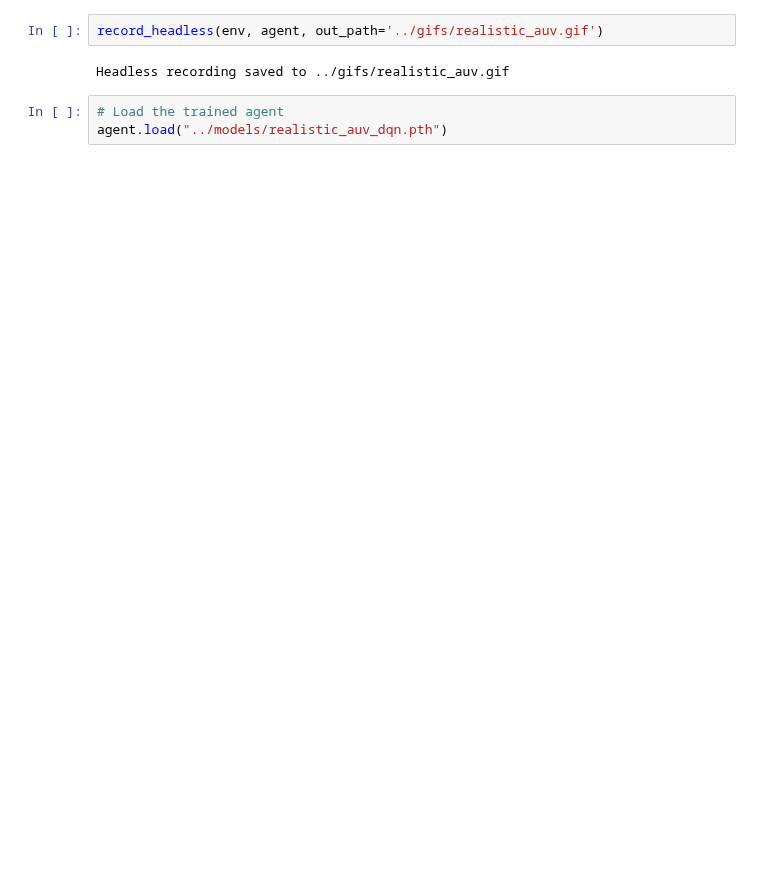
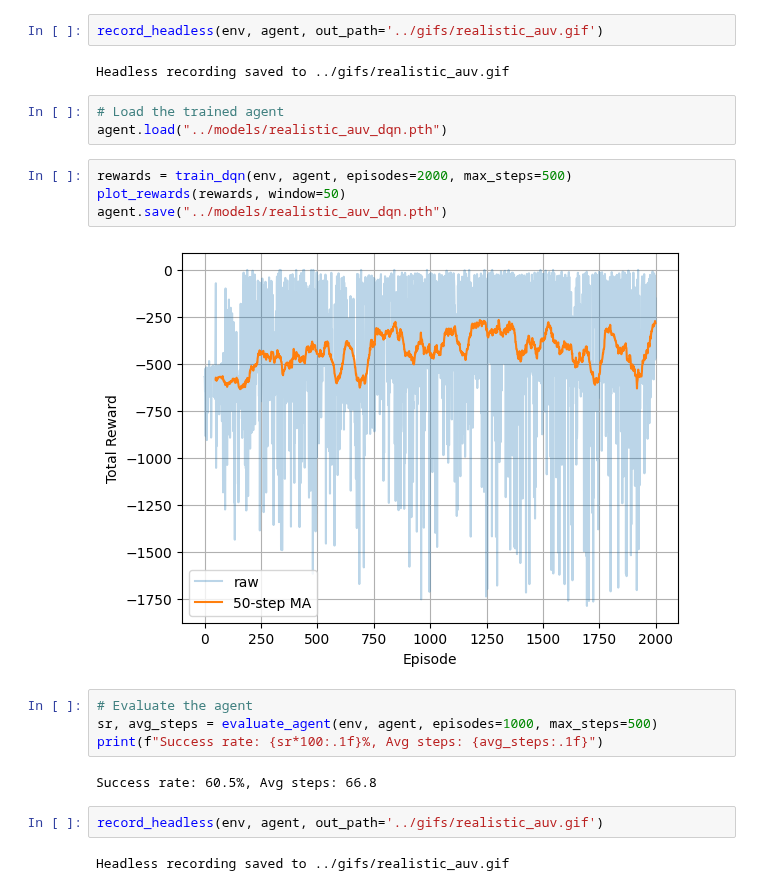
Before and after one commit to eirivarn/auv-rl-project, a Jupyter notebook: notebooks/realistic_notebook.ipynb, the cells around one changed output. Drawn from its saved outputs; the diff is of its cells as text; blank space fills up the shorter version.

```diff
--- a/notebooks/realistic_notebook.ipynb
+++ b/notebooks/realistic_notebook.ipynb
@@ -64,3 +63,19 @@ Headless recording saved to ../gifs/realistic_auv.gif
 # %%
 # Load the trained agent
 agent.load("../models/realistic_auv_dqn.pth")
+# %%
+rewards = train_dqn(env, agent, episodes=2000, max_steps=500)
+plot_rewards(rewards, window=50)
+agent.save("../models/realistic_auv_dqn.pth")
+# %% [output]
+[figure, added]
+# %%
+# Evaluate the agent
+sr, avg_steps = evaluate_agent(env, agent, episodes=1000, max_steps=500)
+print(f"Success rate: {sr*100:.1f}%, Avg steps: {avg_steps:.1f}")
+# %% [output]
+Success rate: 60.5%, Avg steps: 66.8
+# %%
+record_headless(env, agent, out_path='../gifs/realistic_auv.gif')
+# %% [output]
+Headless recording saved to ../gifs/realistic_auv.gif
```
Also changed, not shown: parts of 3 cells of this notebook, 4 other files.
